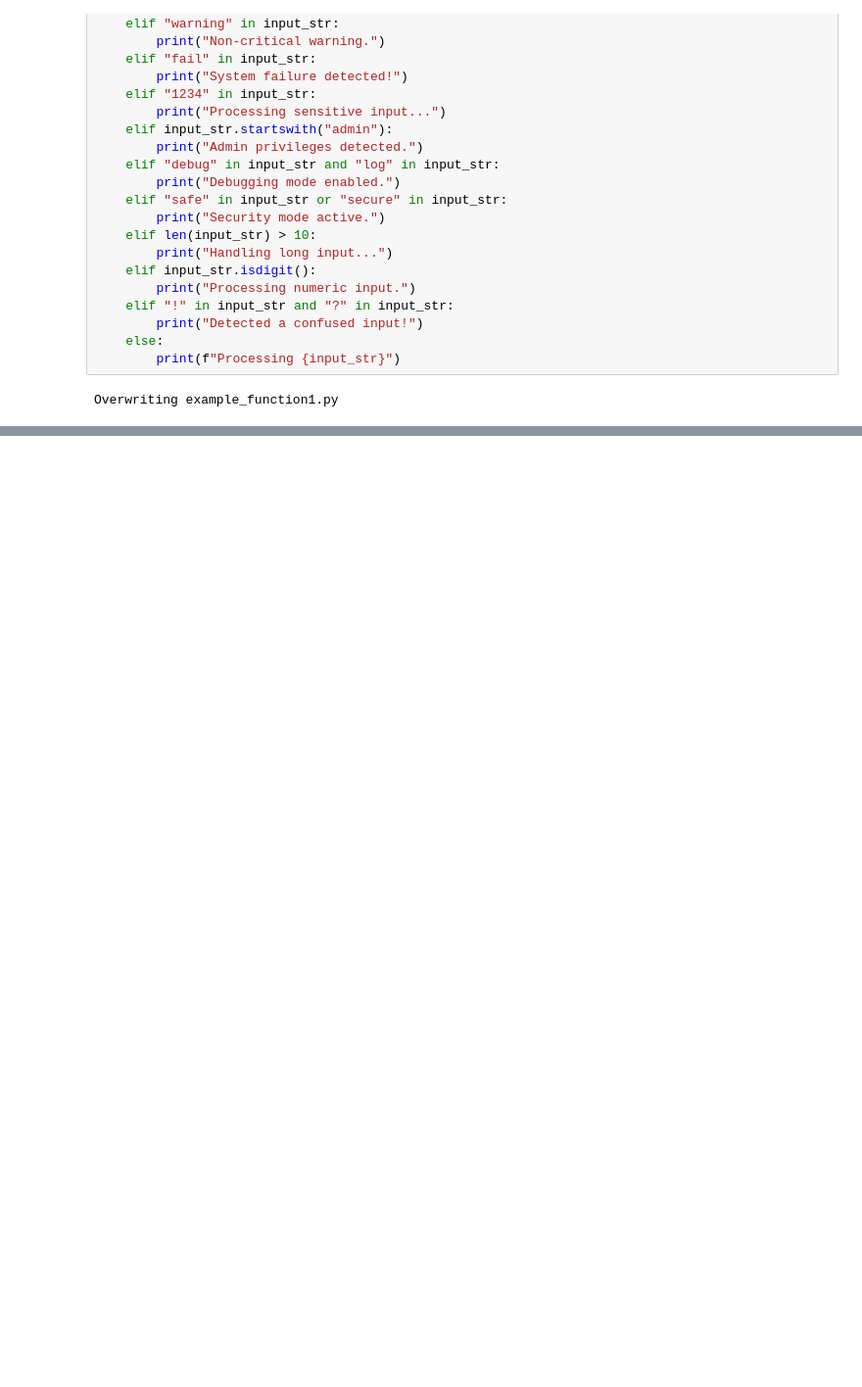
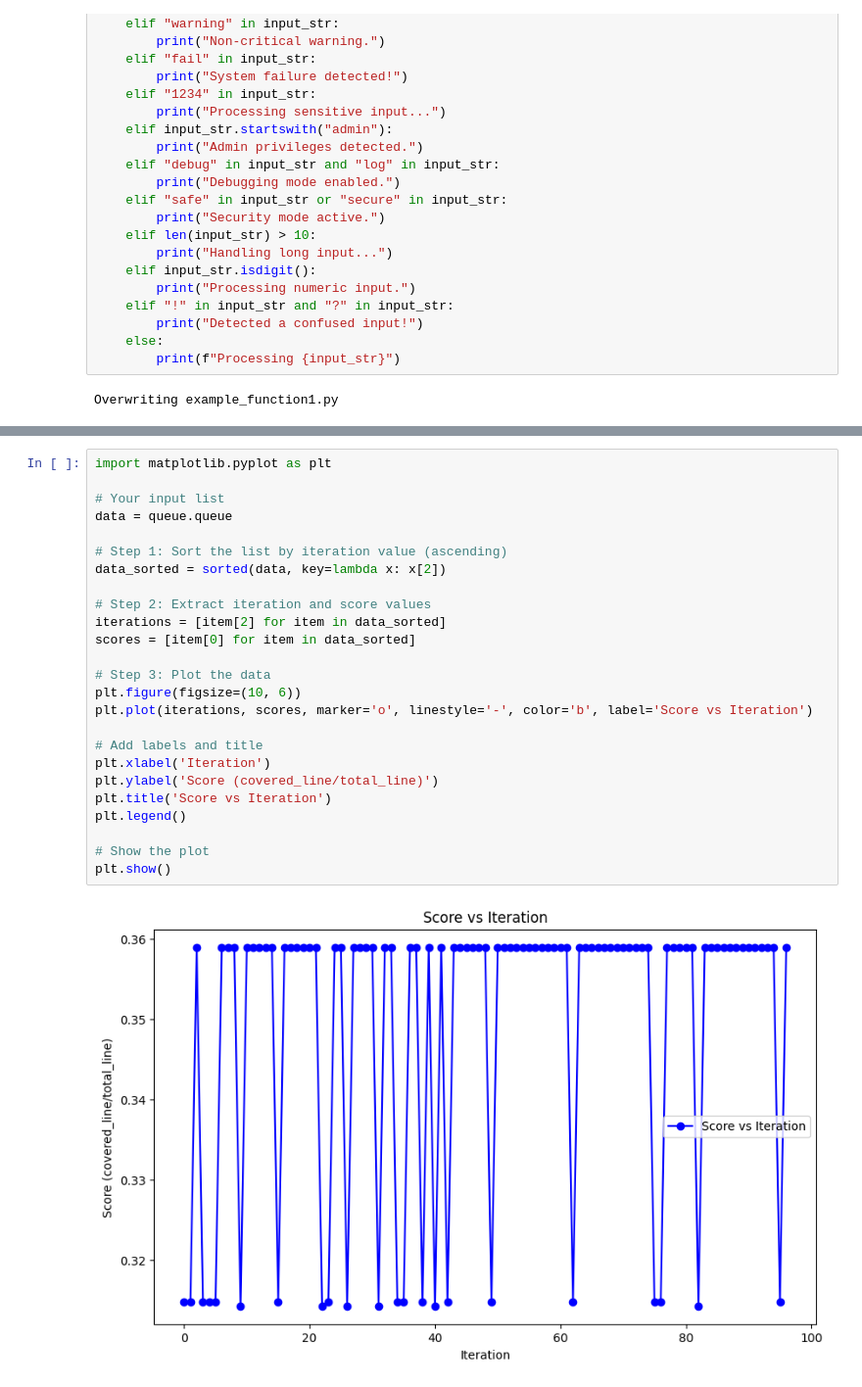
Before and after one commit to rifahtasnia/SOEN7481_Fuzzing_assignment, a Jupyter notebook: Fuzz_Testing.ipynb, the cells around one changed output, grey strips where cells are left out. Shown: that part at 98% size. Drawn from its saved outputs; the diff is of its cells as text; blank space fills up the shorter version.

```diff
--- a/Fuzz_Testing.ipynb
+++ b/Fuzz_Testing.ipynb
@@ -554,0 +586,27 @@ Fuzzing completed. No errors detected.
+# %%
+import matplotlib.pyplot as plt
+
+# Your input list
+data = queue.queue
+
+# Step 1: Sort the list by iteration value (ascending)
+data_sorted = sorted(data, key=lambda x: x[2])
+
+# Step 2: Extract iteration and score values
+iterations = [item[2] for item in data_sorted]
+scores = [item[0] for item in data_sorted]
+
+# Step 3: Plot the data
+plt.figure(figsize=(10, 6))
+plt.plot(iterations, scores, marker='o', linestyle='-', color='b', label='Score vs Iteration')
+
+# Add labels and title
+plt.xlabel('Iteration')
+plt.ylabel('Score (covered_line/total_line)')
+plt.title('Score vs Iteration')
+plt.legend()
+
+# Show the plot
+plt.show()
+# %% [output]
+[figure, added]
```
Also changed, not shown: parts of 20 cells of this notebook, 6 other files.
